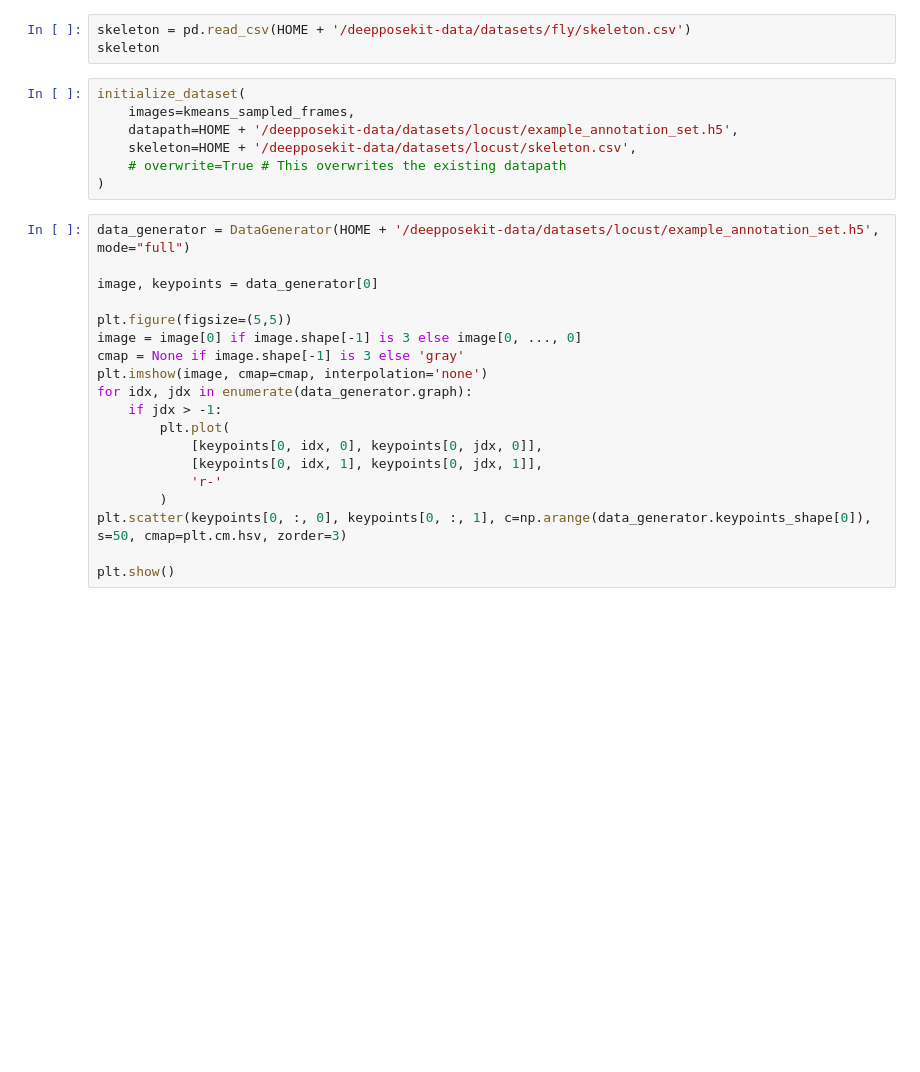
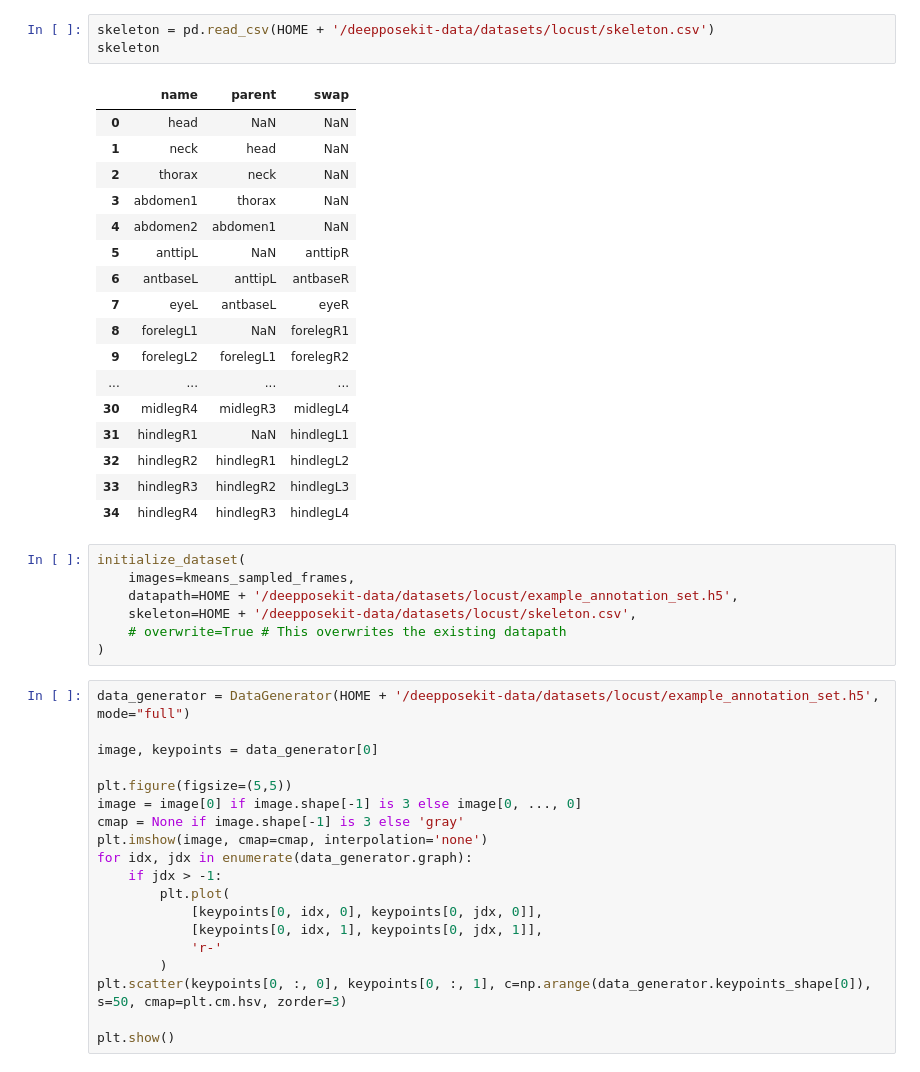
Before and after one commit to PranavMaddula/RamanLab_DeepPoseKit, a Jupyter notebook: DPK-CreateAnnotation.ipynb, the cells around one changed output. Drawn from its saved outputs; the diff is of its cells as text; blank space fills up the shorter version.

```diff
--- a/DPK-CreateAnnotation.ipynb
+++ b/DPK-CreateAnnotation.ipynb
@@ -57,6 +118,24 @@ kmeans_sampled_frames.shape
 # %%
-skeleton = pd.read_csv(HOME + '/deepposekit-data/datasets/fly/skeleton.csv')
+skeleton = pd.read_csv(HOME + '/deepposekit-data/datasets/locust/skeleton.csv')
 skeleton
+# %% [output]
+|  | name | parent | swap |
+| 0 | head | NaN | NaN |
+| 1 | neck | head | NaN |
+| 2 | thorax | neck | NaN |
+| 3 | abdomen1 | thorax | NaN |
+| 4 | abdomen2 | abdomen1 | NaN |
+| 5 | anttipL | NaN | anttipR |
+| 6 | antbaseL | anttipL | antbaseR |
+| 7 | eyeL | antbaseL | eyeR |
+| 8 | forelegL1 | NaN | forelegR1 |
+| 9 | forelegL2 | forelegL1 | forelegR2 |
+| ... | ... | ... | ... |
+| 30 | midlegR4 | midlegR3 | midlegL4 |
+| 31 | hindlegR1 | NaN | hindlegL1 |
+| 32 | hindlegR2 | hindlegR1 | hindlegL2 |
+| 33 | hindlegR3 | hindlegR2 | hindlegL3 |
+| 34 | hindlegR4 | hindlegR3 | hindlegL4 |
 # %%
 initialize_dataset(
     images=kmeans_sampled_frames,
```
Also changed, not shown: parts of 9 cells of this notebook, 5 other files.
